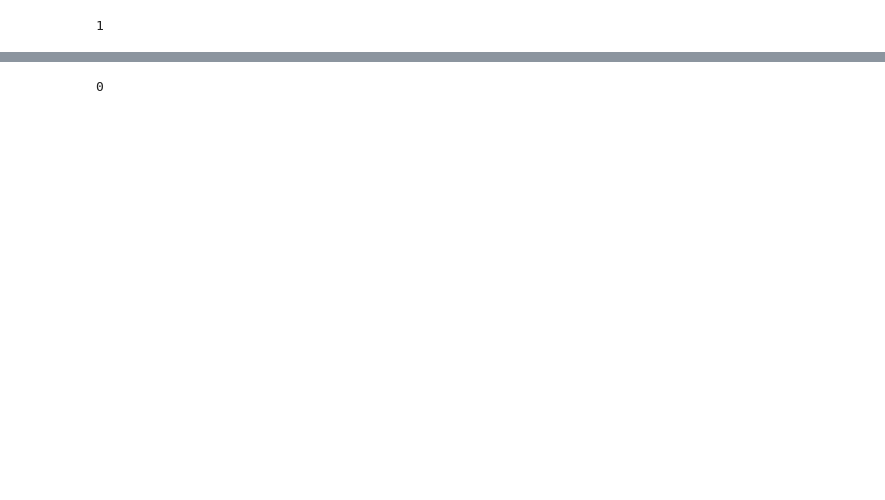
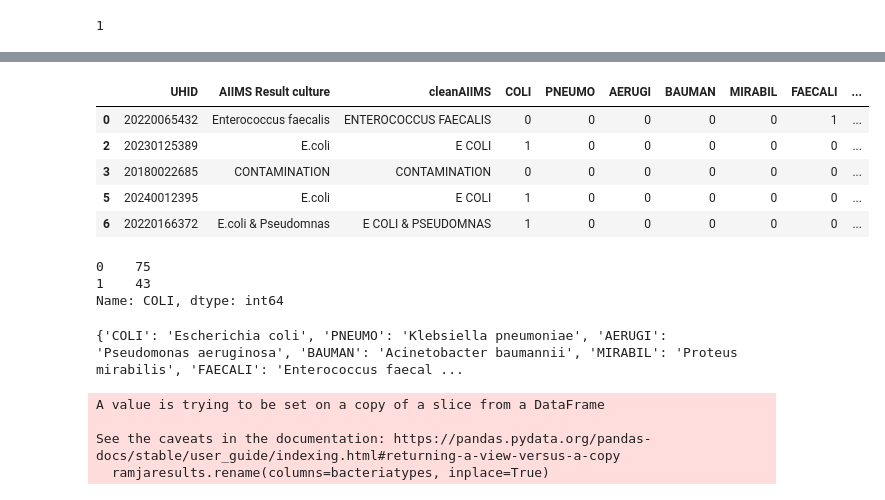
Before and after one commit to neeliit/DiagnosticsPy, a Jupyter notebook: datacleaning.ipynb, the cells around one changed output, grey strips where cells are left out. Drawn from its saved outputs; the diff is of its cells as text; code cells hidden in the pictures; blank space fills up the shorter version.

```diff
--- a/datacleaning.ipynb
+++ b/datacleaning.ipynb
@@ -36,0 +90,2 @@ data['cleanresults'] = data['RAMJA Results'].apply(cleanup)
+# %%
+aiimsresults['cleanAIIMS'] = aiimsresults['AIIMS Result culture'].apply(cleanup)
@@ -63,0 +143,3 @@ for species in ["COLI", "PNEUMO","AERUGI", "BAUMAN", "MIRABIL", "FAECALI", "AURE
+# %%
+for species in ["COLI", "PNEUMO","AERUGI", "BAUMAN", "MIRABIL", "FAECALI", "AUREUS", "SAPROPHY", "STERI"]:
+    aiimsresults[species] = aiimsresults['cleanAIIMS'].apply(lambda x: check(x, s1=species))
@@ -73 +173,10 @@ data.head()
+# %%
+aiimsresults.head()
+# %% [output]
+|  | UHID | AIIMS Result culture | cleanAIIMS | COLI | PNEUMO | AERUGI | BAUMAN | MIRABIL | FAECALI | ... |
+| 0 | 20220065432 | Enterococcus faecalis | ENTEROCOCCUS FAECALIS | 0 | 0 | 0 | 0 | 0 | 1 | ... |
+| 2 | 20230125389 | E.coli | E COLI | 1 | 0 | 0 | 0 | 0 | 0 | ... |
+| 3 | 20180022685 | CONTAMINATION | CONTAMINATION | 0 | 0 | 0 | 0 | 0 | 0 | ... |
+| 5 | 20240012395 | E.coli | E COLI | 1 | 0 | 0 | 0 | 0 | 0 | ... |
+| 6 | 20220166372 | E.coli & Pseudomnas | E COLI & PSEUDOMNAS | 1 | 0 | 0 | 0 | 0 | 0 | ... |
 # %%
@@ -84,7 +193,20 @@ bacteriattypes = {
 }
 
 #bacteriattypes = ['Escherichia coli', 'Klebsiella pneumoniae','Pseudomonas aeruginosa', 'Acinetobacter baumannii', 'Proteus mirabilis', 'Enterococcus faecalis', 'Staphylococcus aureus','Staphylococcus saprophyticus']
-# %%
-data["PNEMO"].sum()
-# %% [output]
-0
+# %%
+ramjaresults["COLI"].value_counts()
+# %% [output]
+0    75
+1    43
+Name: COLI, dtype: int64
+# %%
+print(bacteriatypes)
+# %% [output]
+{'COLI': 'Escherichia coli', 'PNEUMO': 'Klebsiella pneumoniae', 'AERUGI': 'Pseudomonas aeruginosa', 'BAUMAN': 'Acinetobacter baumannii', 'MIRABIL': 'Proteus mirabilis', 'FAECALI': 'Enterococcus faecal ...
+# %%
+ramjaresults.rename(columns=bacteriatypes, inplace=True)
+# %% [output]
+A value is trying to be set on a copy of a slice from a DataFrame
+
+See the caveats in the documentation: https://pandas.pydata.org/pandas-docs/stable/user_guide/indexing.html#returning-a-view-versus-a-copy
+  ramjaresults.rename(columns=bacteriatypes, inplace=True)
```
Also changed, not shown: parts of 21 cells of this notebook.
